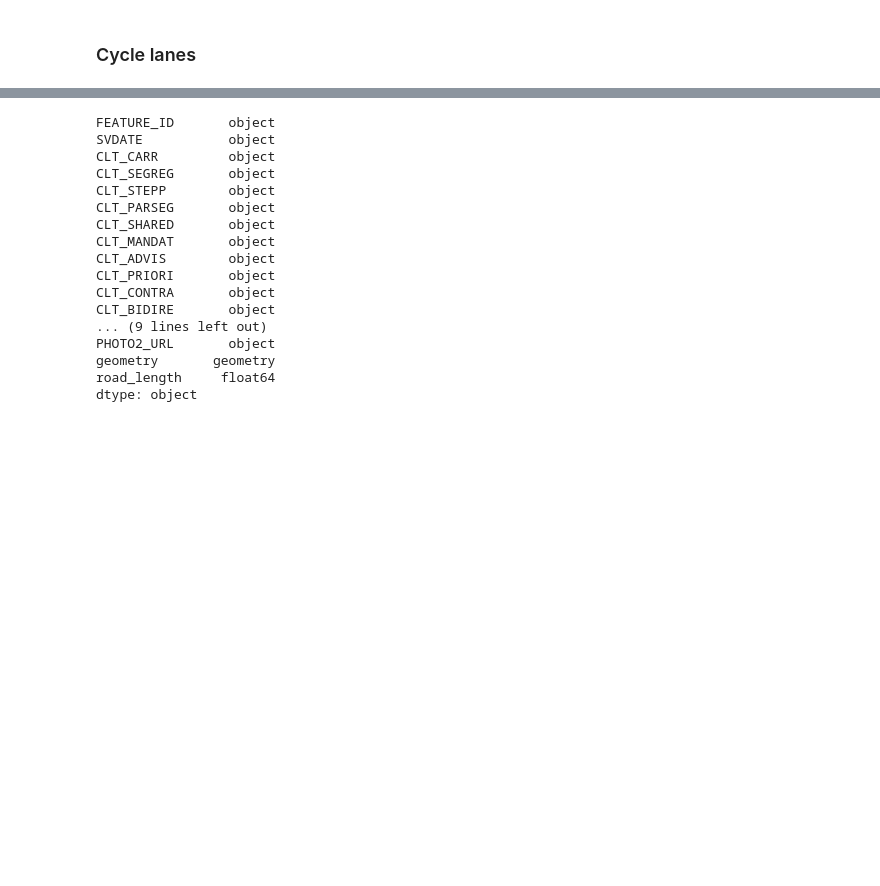
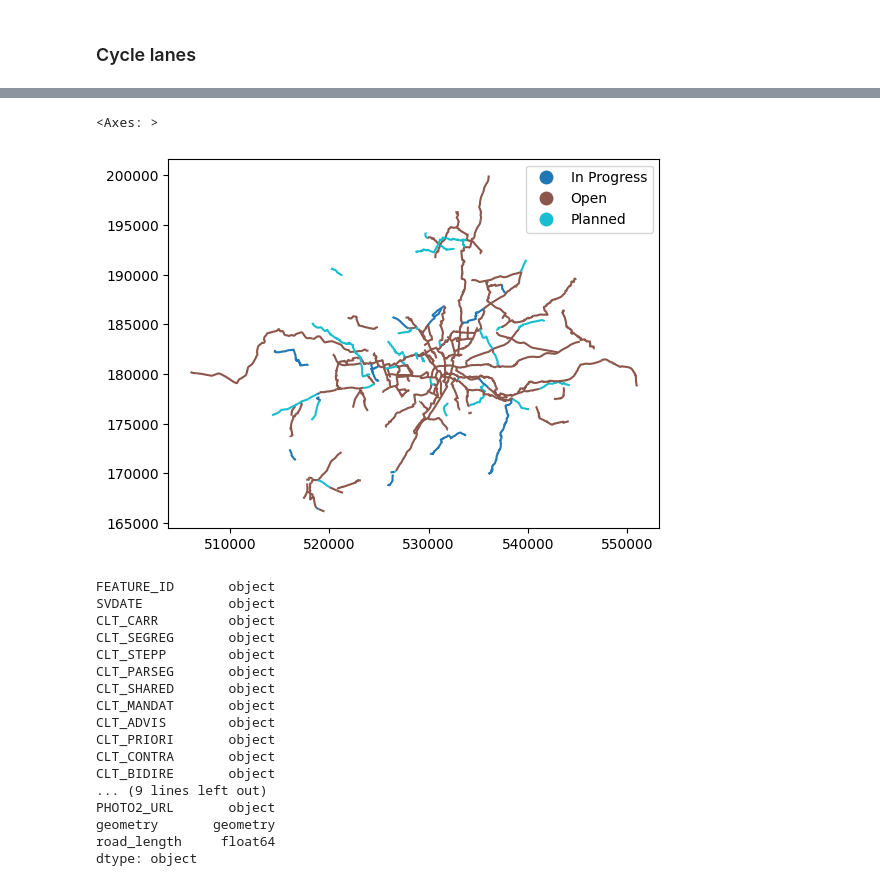
Before and after one commit to sokimura39/CUSP_Data_Dive, a Jupyter notebook: cycling_infrastructure.ipynb, the cells around one changed output, grey strips where cells are left out. Saved outputs shown, nothing was run; the diff lists cells and outputs as text; code cells hidden in the pictures; blank space fills up the shorter version.

```diff
--- a/cycling_infrastructure.ipynb
+++ b/cycling_infrastructure.ipynb
@@ -15,3 +15,7 @@ import statsmodels.api as sm
 ### Cycle lanes
 # %%
 cycle_lane = gpd.read_file('data/cycle_lane_track.json').to_crs('EPSG:27700')
+# %%
+# cycle routes
+cycle_routes = gpd.read_file('data/cycling_infrastructure/CycleRoutes.json').to_crs('EPSG:27700')
+cycle_routes['route_length'] = cycle_routes.length
@@ -18,3 +31,11 @@ cycle_lane = gpd.read_file('data/cycle_lane_track.json').to_crs('EPSG:27700')
+# %%
+cycle_routes.plot(
+    column = 'Status',
+    legend = True
+)
+# %% [output]
+<Axes: >
+[figure, added]
 # %%
 cycle_lane['road_length'] = cycle_lane.length
 # %%
```
Also changed, not shown: parts of 21 cells of this notebook.
